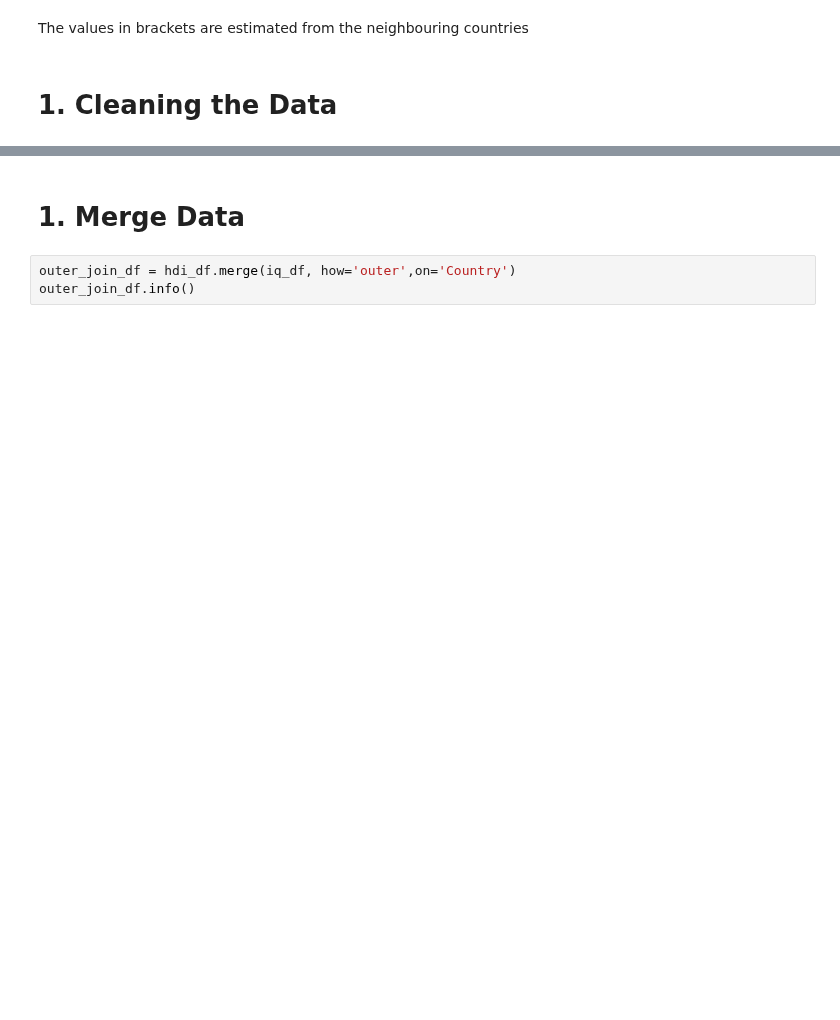
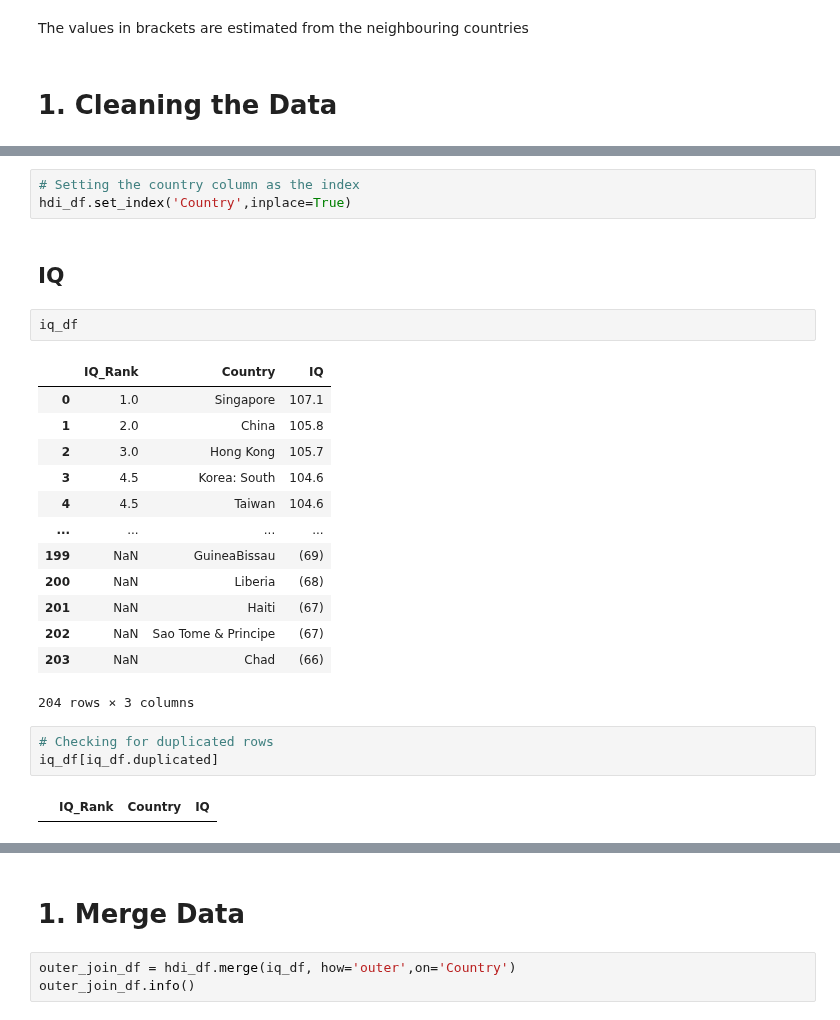
Before and after one commit to jakthehut/HDI-IQ-Analysis, a Jupyter notebook: hdi_iq_analysis.ipynb, the cells around one changed output, grey strips where cells are left out. Saved outputs shown, nothing was run; the diff lists cells and outputs as text; blank space fills up the shorter version.

```diff
--- a/hdi_iq_analysis.ipynb
+++ b/hdi_iq_analysis.ipynb
@@ -234,0 +337,26 @@ The values in brackets are estimated from the neighbouring countries
+# %%
+# Setting the country column as the index
+hdi_df.set_index('Country',inplace=True)
+# %% [markdown]
+## IQ
+# %%
+iq_df
+# %% [output]
+|  | IQ_Rank | Country | IQ |
+| 0 | 1.0 | Singapore | 107.1 |
+| 1 | 2.0 | China | 105.8 |
+| 2 | 3.0 | Hong Kong | 105.7 |
+| 3 | 4.5 | Korea: South | 104.6 |
+| 4 | 4.5 | Taiwan | 104.6 |
+| ... | ... | ... | ... |
+| 199 | NaN | GuineaBissau | (69) |
+| 200 | NaN | Liberia | (68) |
+| 201 | NaN | Haiti | (67) |
+| 202 | NaN | Sao Tome & Principe | (67) |
+| 203 | NaN | Chad | (66) |
+204 rows × 3 columns
+# %%
+# Checking for duplicated rows
+iq_df[iq_df.duplicated]
+# %% [output]
+|  | IQ_Rank | Country | IQ |
```
Also changed, not shown: parts of 25 cells of this notebook.
